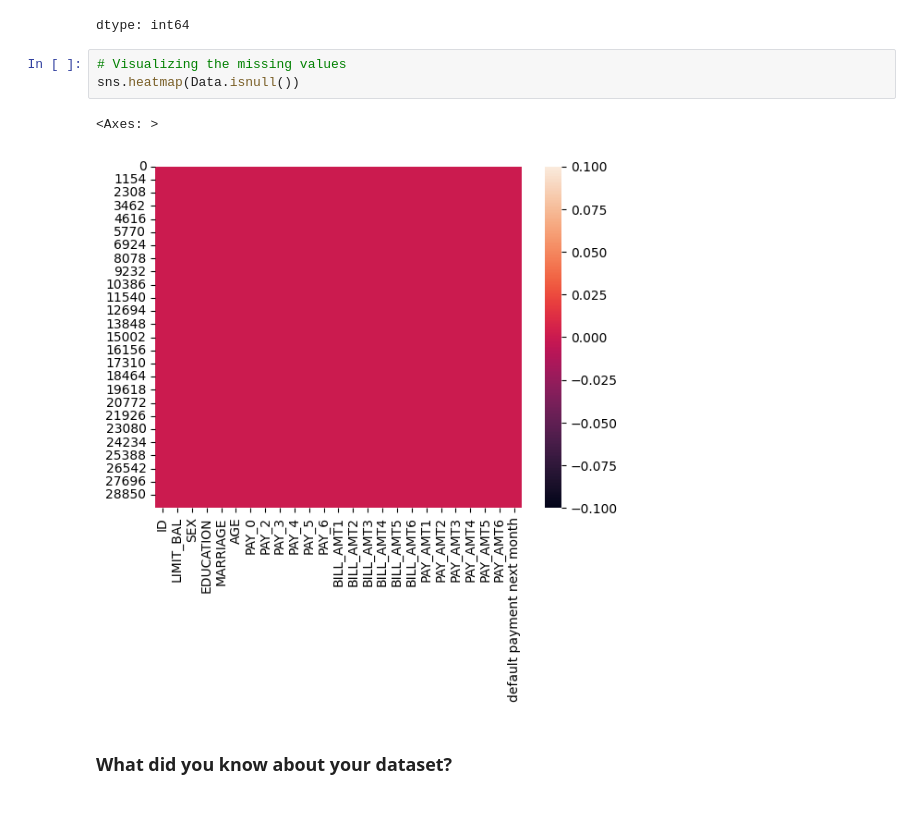
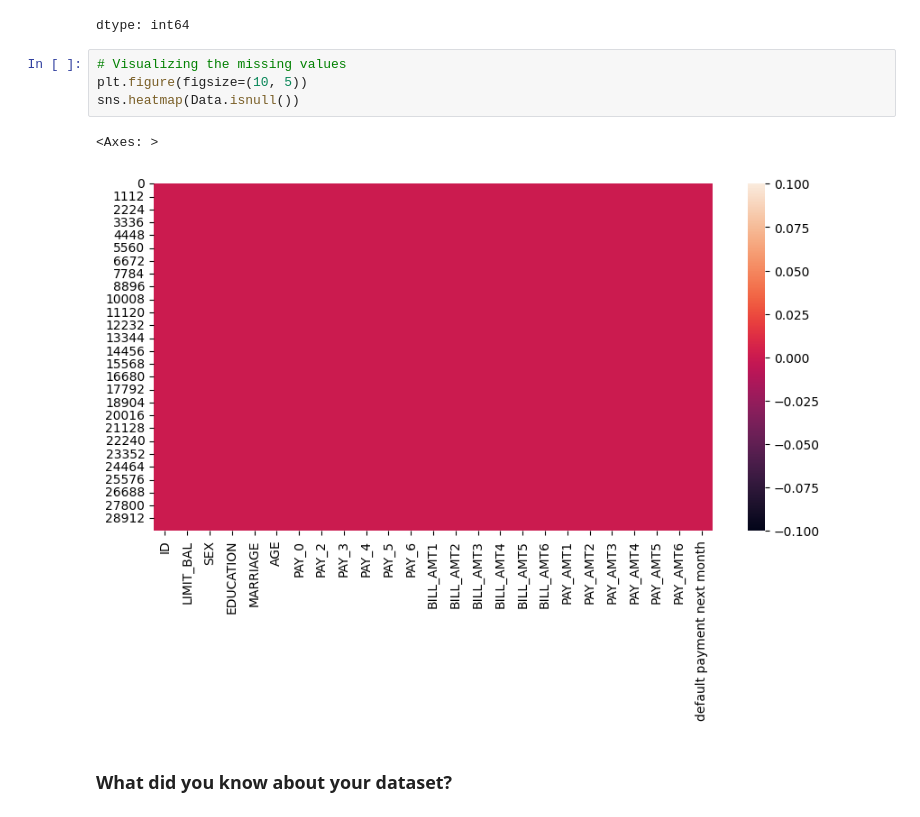
Before and after one commit to akshat0522/Credit-Card-Default-Prediction-Project, a Jupyter notebook: Credit_Card_Default_Prediction.ipynb, the cells around one changed output. Saved outputs shown, nothing was run; the diff lists cells and outputs as text.

```diff
--- a/Credit_Card_Default_Prediction.ipynb
+++ b/Credit_Card_Default_Prediction.ipynb
@@ -171,10 +171,11 @@ Data.isnull().sum()
 dtype: int64
 # %%
 # Visualizing the missing values
+plt.figure(figsize=(10, 5))
 sns.heatmap(Data.isnull())
 # %% [output]
 <Axes: >
-[figure, old version]
+[figure, new version]
 # %% [markdown]
 ### What did you know about your dataset?
 # %% [markdown]
```
Also changed, not shown: parts of 64 cells of this notebook.
